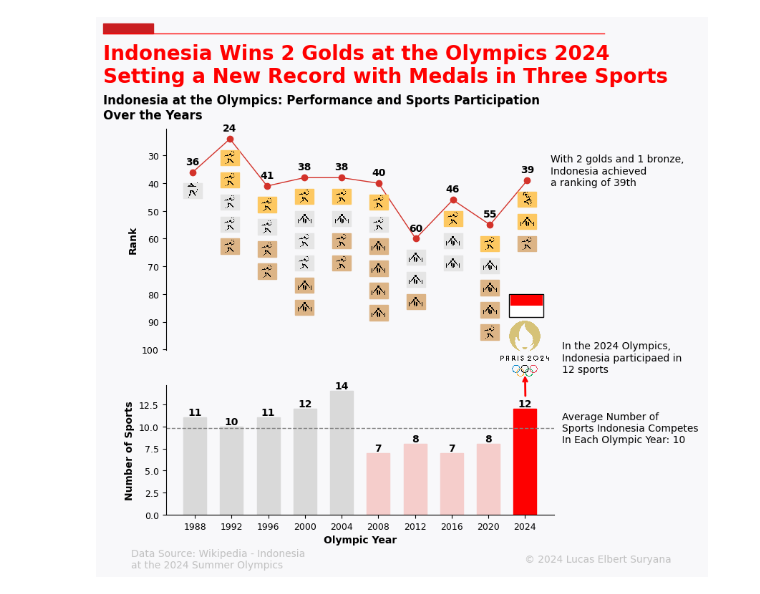
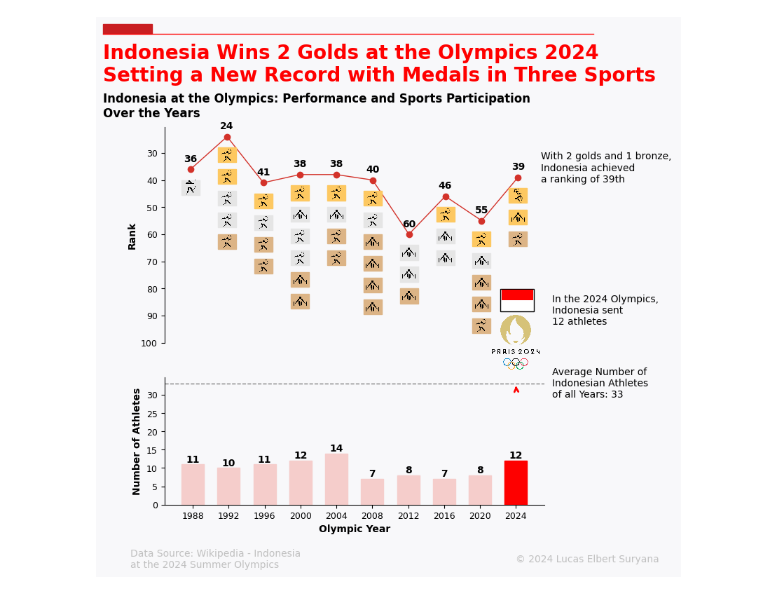
Before and after one commit to lucassuryana/IndonesiaOlympics2024Analysis, a Jupyter notebook: analysis.ipynb, the cells around one changed output. Saved outputs shown, nothing was run; the diff lists cells and outputs as text; code cells hidden in the pictures.

Commit message:
add new function separate sports and atheltes

```diff
--- a/analysis.ipynb
+++ b/analysis.ipynb
@@ -5,7 +5,7 @@ import matplotlib.image as mpimg
 # Import necessary libraries
 import matplotlib.pyplot as plt
 import numpy as np
-from util import filter_years, filter_data, plot_medals, plot_athletes, add_images, add_title_and_lines
+from util import filter_years, filter_data, plot_medals, plot_athletes, add_images, add_title_and_lines, plot_sports
 
 # Data
 years = [1952, 1956, 1960, 1964, 1968, 1972, 1976, 1980, 1984, 1988, 1992, 1996, 2000, 2004, 2008, 2012, 2016, 2020, 2024]
@@ -20,36 +20,39 @@ sports_medals_bronze =    [[], [], [], [], [], [], [], [], [], [], ['badminton']
 
 rank = [0, 0, 0, 0, 0, 0, 0, 0, 0, 36, 24, 41, 38, 38, 40, 60, 46, 55, 39]
 
 # Total medals
 total_medals = np.array(gold) + np.array(silver) + np.array(bronze)
 
 # Filter data
-filtered_years, fitlered_num_sports, filtered_rank, filtered_total_medals, filtered_gold, filtered_silver, filtered_bronze, filtered_sports_medal_gold, filtered_sports_medal_silver, filtered_sports_medal_bronze = filter_data(
-    years, num_sports, rank, total_medals, gold, silver, bronze, sports_medals_gold, sports_medals_silver, sports_medals_bronze
+filtered_years, filtered_num_athletes, filtered_num_sports, filtered_rank, filtered_total_medals, filtered_gold, filtered_silver, filtered_bronze, filtered_sports_medal_gold, filtered_sports_medal_silver, filtered_sports_medal_bronze = filter_data(
+    years, num_athletes, num_sports, rank, total_medals, gold, silver, bronze, sports_medals_gold, sports_medals_silver, sports_medals_bronze
 )
 
 # Calculate average number of athletes
-average_num_athletes = np.mean(fitlered_num_sports[:-1])
+average_num_sports = np.mean(filtered_num_sports[:-1])
+average_num_athletes = np.mean(filtered_num_athletes[:-1])
 
 # Create plots
 fig, (ax1, ax2) = plt.subplots(2, 1, figsize=(7, 7), gridspec_kw={'height_ratios': [1.7, 1]})
 fig.patch.set_facecolor('#F8F8FA')
 ax1.set_facecolor('#F8F8FA')
 ax2.set_facecolor('#F8F8FA')
 
 # Plot data
 plot_medals(ax1, filtered_years, filtered_rank, filtered_gold, filtered_silver, filtered_bronze, filtered_sports_medal_gold, filtered_sports_medal_silver, filtered_sports_medal_bronze)
-plot_athletes(ax2, filtered_years, fitlered_num_sports, average_num_athletes)
+# plot_sports(ax2, filtered_years, fitlered_num_sports, average_num_sports)
+plot_athletes(ax2, filtered_years, filtered_num_athletes, average_num_athletes)
 
 # Add images and annotations
-add_images(ax2, 'indonesia_flag.png', 'olympic_logo.png', filtered_years, fitlered_num_sports)
+# add_images(ax2, 'indonesia_flag.png', 'olympic_logo.png', filtered_years, filtered_num_sports)
+add_images(ax2, 'indonesia_flag.png', 'olympic_logo.png', filtered_years, filtered_num_athletes)
 
 # Add title, horizontal line, and rectangle
 add_title_and_lines(fig)
 
 # Adjust layout and save plot
 # plt.tight_layout()
 plt.savefig('indonesia_olimpiade_2024.png', dpi=600, bbox_inches='tight', pad_inches=0.2)
 plt.show()
 # %% [output]
-[figure, old version]
+[figure, new version]
```
Also changed, not shown: 2 other files.
